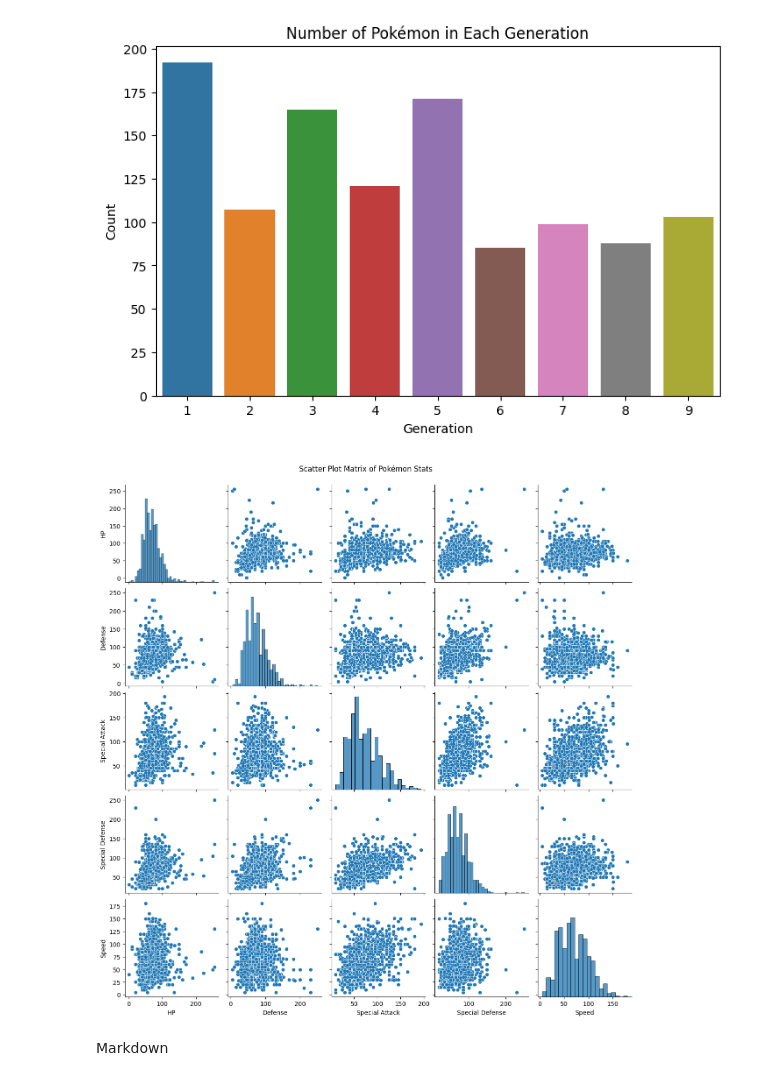
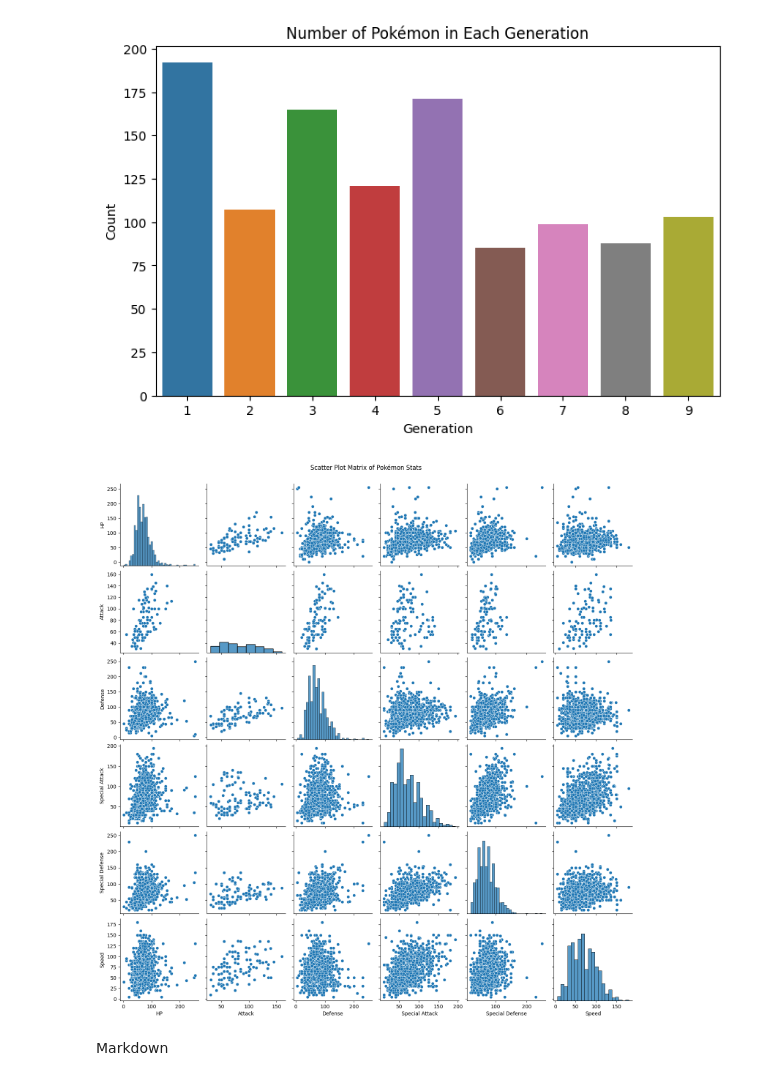
Before and after one commit to AdamNur422/ITCS-3162-Final-Project, a Jupyter notebook: Final Project.ipynb, the cells around one changed output. Drawn from its saved outputs; the diff is of its cells as text; code cells hidden in the pictures.

```diff
--- a/Final Project.ipynb
+++ b/Final Project.ipynb
@@ -382,8 +384,10 @@ Combined dataset saved as 'pokemon.csv'
 # %%
 #Final visualizations
 
+df = pd.read_csv('pokemon.csv', encoding='ISO-8859-1')
 type1_counts = df['Type 1'].value_counts()
 
+# Create a pie chart
 plt.figure(figsize=(8, 8))
 plt.pie(type1_counts, labels=type1_counts.index, autopct='%1.1f%%', startangle=140)
 plt.title('Distribution of Pokémon by Type 1')
@@ -403,10 +407,10 @@ plt.show()
 # %% [output]
 [figure]
 # %%
-sns.pairplot(df[['HP', 'Defense', 'Special Attack', 'Special Defense', 'Speed']])
+sns.pairplot(df[['HP', 'Attack', 'Defense', 'Special Attack', 'Special Defense', 'Speed']])
 plt.suptitle('Scatter Plot Matrix of Pokémon Stats', y=1.02)
 plt.show()
 # %% [output]
-[figure, old version]
+[figure, new version]
 # %% [markdown]
 Markdown
```
Also changed, not shown: parts of 12 cells of this notebook, 3 other files.
